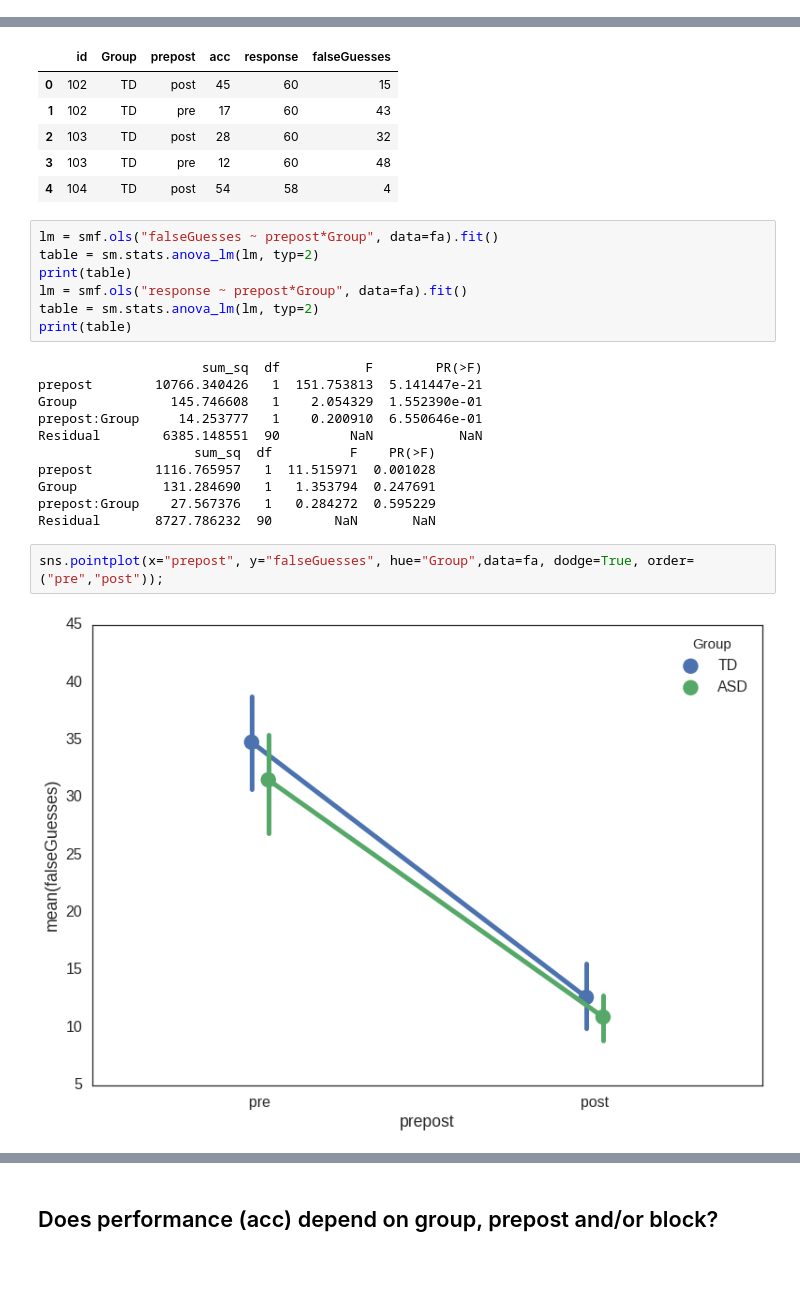
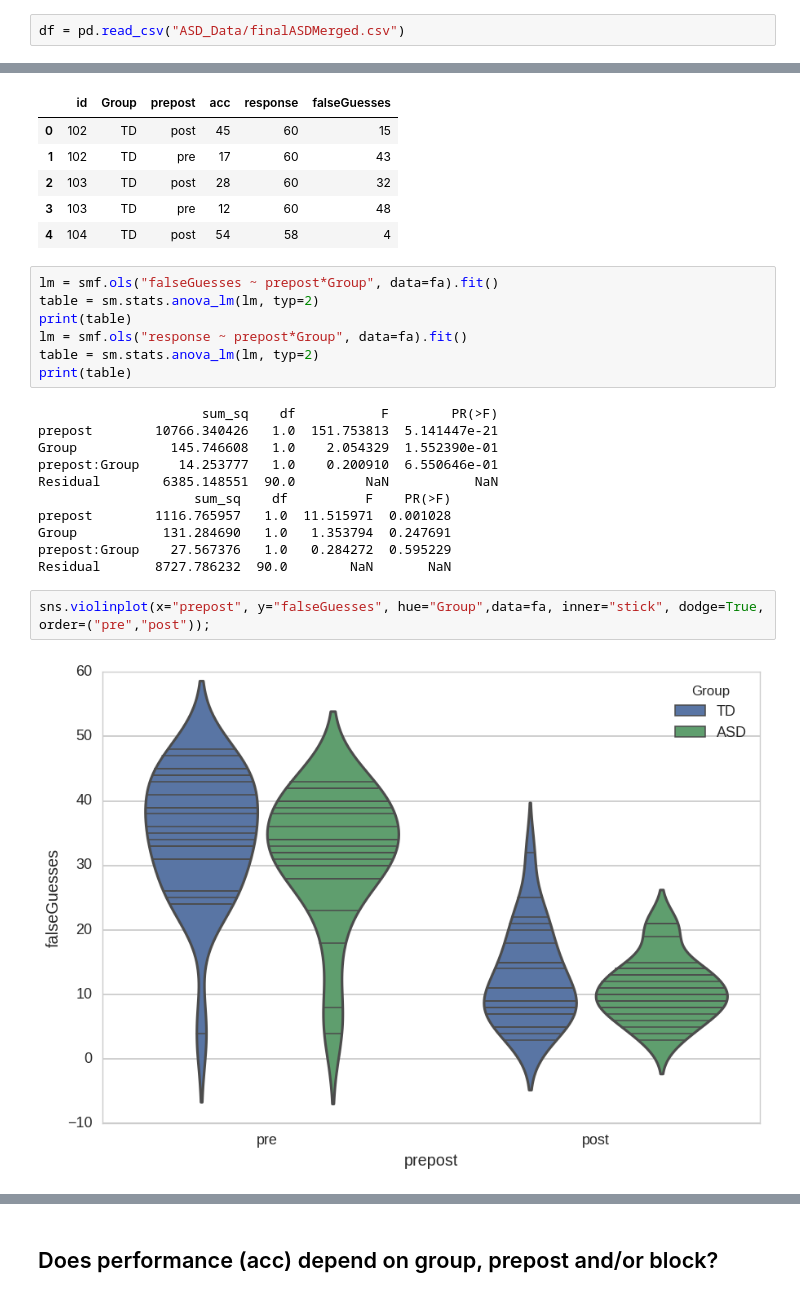
Before and after one commit to hoenir/MooneyTD, a Jupyter notebook: analysisAdolescentsASD2016.ipynb, the cells around one changed output, grey strips where cells are left out. Cells and saved outputs as stored; diff of their text form; blank space fills up the shorter version.

```diff
--- a/analysisAdolescentsASD2016.ipynb
+++ b/analysisAdolescentsASD2016.ipynb
@@ -1120,3 +1148,5 @@ save_fig(f, "ASD_group_acc")
+# %%
+df = pd.read_csv("ASD_Data/finalASDMerged.csv")
 # %% [markdown]
 ## Descriptive stats
 
@@ -1182,18 +1212,18 @@ lm = smf.ols("response ~ prepost*Group", data=fa).fit()
 table = sm.stats.anova_lm(lm, typ=2)
 print(table)
 # %% [output]
-                     sum_sq  df           F        PR(>F)
-prepost        10766.340426   1  151.753813  5.141447e-21
-Group            145.746608   1    2.054329  1.552390e-01
-prepost:Group     14.253777   1    0.200910  6.550646e-01
-Residual        6385.148551  90         NaN           NaN
-                    sum_sq  df          F    PR(>F)
-prepost        1116.765957   1  11.515971  0.001028
-Group           131.284690   1   1.353794  0.247691
-prepost:Group    27.567376   1   0.284272  0.595229
-Residual       8727.786232  90        NaN       NaN
+                     sum_sq    df           F        PR(>F)
+prepost        10766.340426   1.0  151.753813  5.141447e-21
+Group            145.746608   1.0    2.054329  1.552390e-01
+prepost:Group     14.253777   1.0    0.200910  6.550646e-01
+Residual        6385.148551  90.0         NaN           NaN
+                    sum_sq    df          F    PR(>F)
+prepost        1116.765957   1.0  11.515971  0.001028
+Group           131.284690   1.0   1.353794  0.247691
+prepost:Group    27.567376   1.0   0.284272  0.595229
+Residual       8727.786232  90.0        NaN       NaN
 # %%
-sns.pointplot(x="prepost", y="falseGuesses", hue="Group",data=fa, dodge=True, order=("pre","post"));
+sns.violinplot(x="prepost", y="falseGuesses", hue="Group",data=fa, inner="stick", dodge=True, order=("pre","post"));
 # %% [output]
-[figure, old version]
+[figure, new version]
 # %%
```
Also changed, not shown: parts of 19 cells of this notebook, 2 other files.
